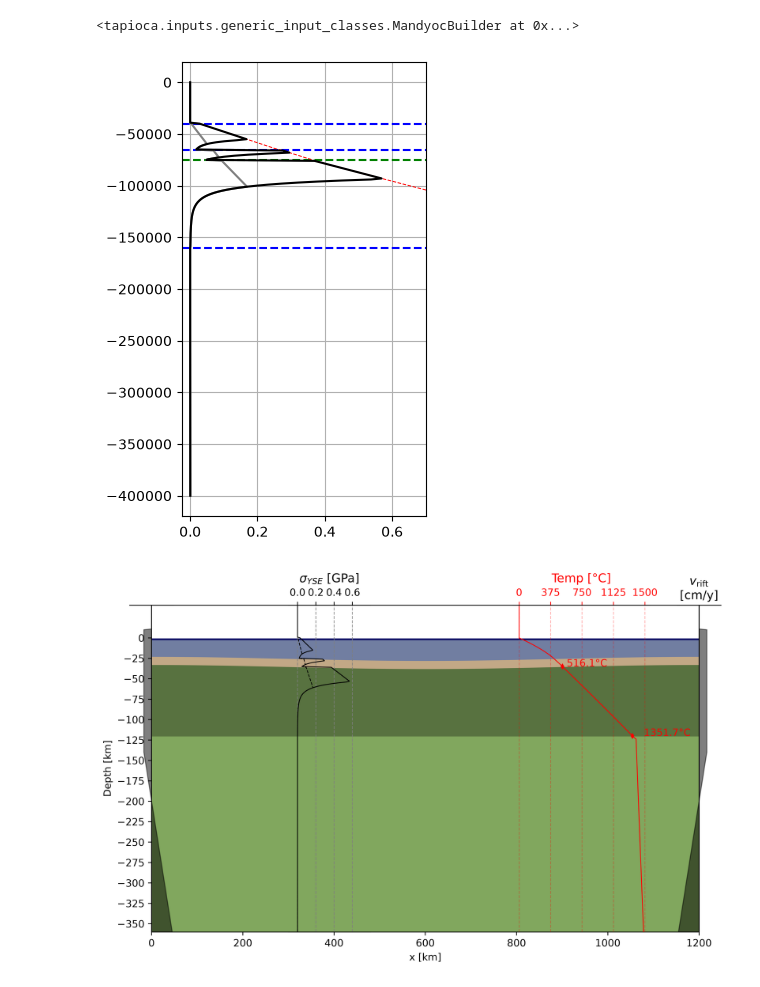
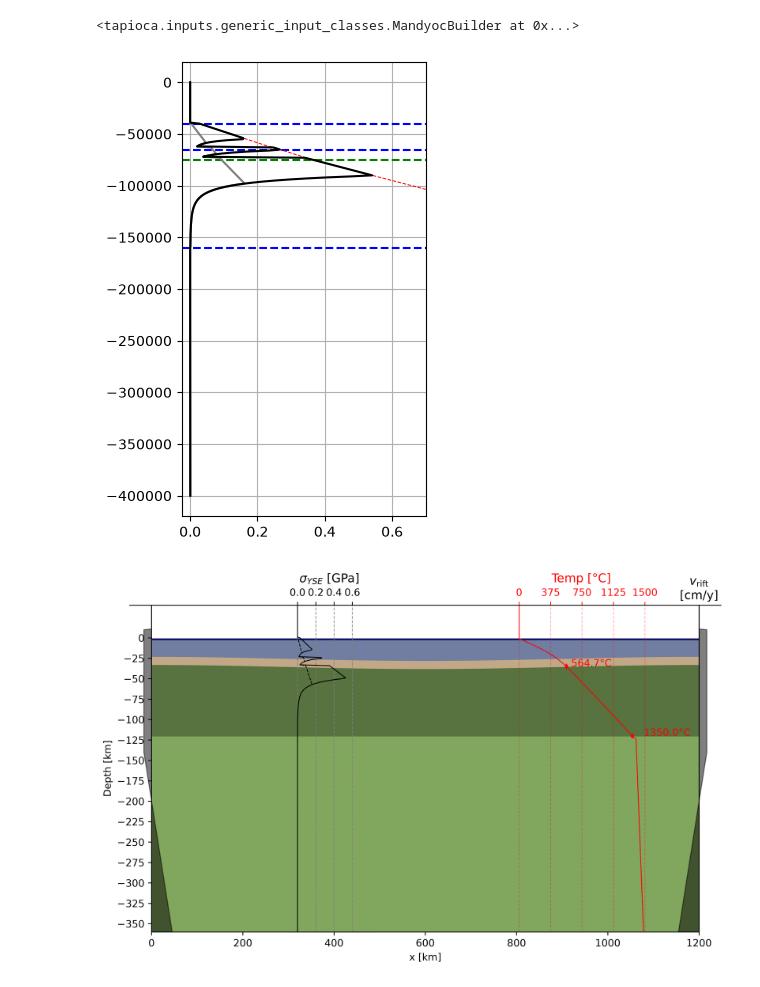
Before and after one commit to geojobueno/tapioca, a Jupyter notebook: examples/testing_inputs.ipynb, the cells around one changed output. Cells and saved outputs as stored; diff of their text form; code cells hidden in the pictures.

```diff
--- a/examples/testing_inputs.ipynb
+++ b/examples/testing_inputs.ipynb
@@ -374,19 +542,19 @@ Yield Strength Envelopte was calculated.
 # %%
 plt.figure(figsize=(8,15,'cm'))
 
 plt.axhline(d_top,color='blue',ls='--',lw=1.5)
 plt.axhline(d_lc,color='blue',ls='--',lw=1.5)
 plt.axhline(d_lm,color='green',ls='--',lw=1.5,label='moho')
 plt.axhline(d_ast,color='blue',ls='--',lw=1.5,label='lithospheric boundaries')
 
-plt.plot(scen.DTree.fields.plastic_YSE[:,301]/1e9, scen.DTree.fields.z, color='red',ls='--',lw=0.7)
-plt.plot(scen.DTree.fields.YSE_soft[:,301]/1e9,scen.DTree.fields.z,color='gray')
-plt.plot(scen.DTree.fields.YSE[:,301]/1e9,scen.DTree.fields.z,color='black')
+plt.plot(scen.DTree.fields.plastic_YSE[:,101]/1e9, scen.DTree.fields.z, color='red',ls='--',lw=0.7)
+plt.plot(scen.DTree.fields.YSE_soft[:,101]/1e9,scen.DTree.fields.z,color='gray')
+plt.plot(scen.DTree.fields.YSE[:,101]/1e9,scen.DTree.fields.z,color='black')
 
 plt.xlim(-0.025,0.7)
 plt.grid()
 # %% [output]
-[figure, old version]
+[figure, new version]
 # %%
 colors = {'air':"#ffffff",
  'asthenosphere':"#81a75e",
```
Also changed, not shown: parts of 18 cells of this notebook, 3 other files.
